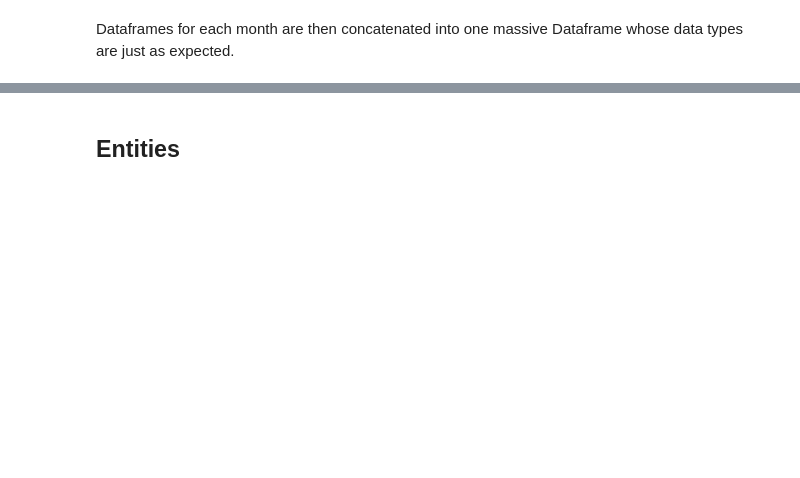
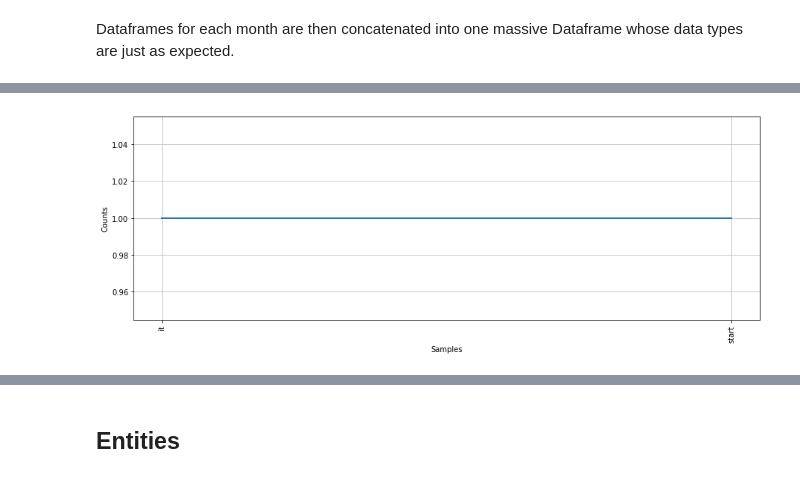
Before and after one commit to arthishow/Project, a Jupyter notebook: Final project.ipynb, the cells around one changed output, grey strips where cells are left out. Cells and saved outputs as stored; diff of their text form; code cells hidden in the pictures; blank space fills up the shorter version.

```diff
--- a/Final project.ipynb
+++ b/Final project.ipynb
@@ -435,0 +240,8 @@ bad_only.most_common(10)
+# %%
+sample = politics.sample(1).copy()
+
+sample['entity'] = sample['body'].apply(nlp_entity)
+sample['sentiment'] = sample['body'].apply(nlp_sentiment)
+sample['wordcount'] = sample['body'].apply(nlp_wordcount)
+sample['label'] = sample['sentiment'].apply(sentiment_to_label)
+sample
@@ -435,0 +251,5 @@ bad_only.most_common(10)
+# %%
+plt.figure(figsize=(15,5))
+nltk.FreqDist(dict(sample.iloc[0]['wordcount'].most_common(20))).plot()
+# %% [output]
+[figure, added]
```
Also changed, not shown: parts of 71 cells of this notebook.
